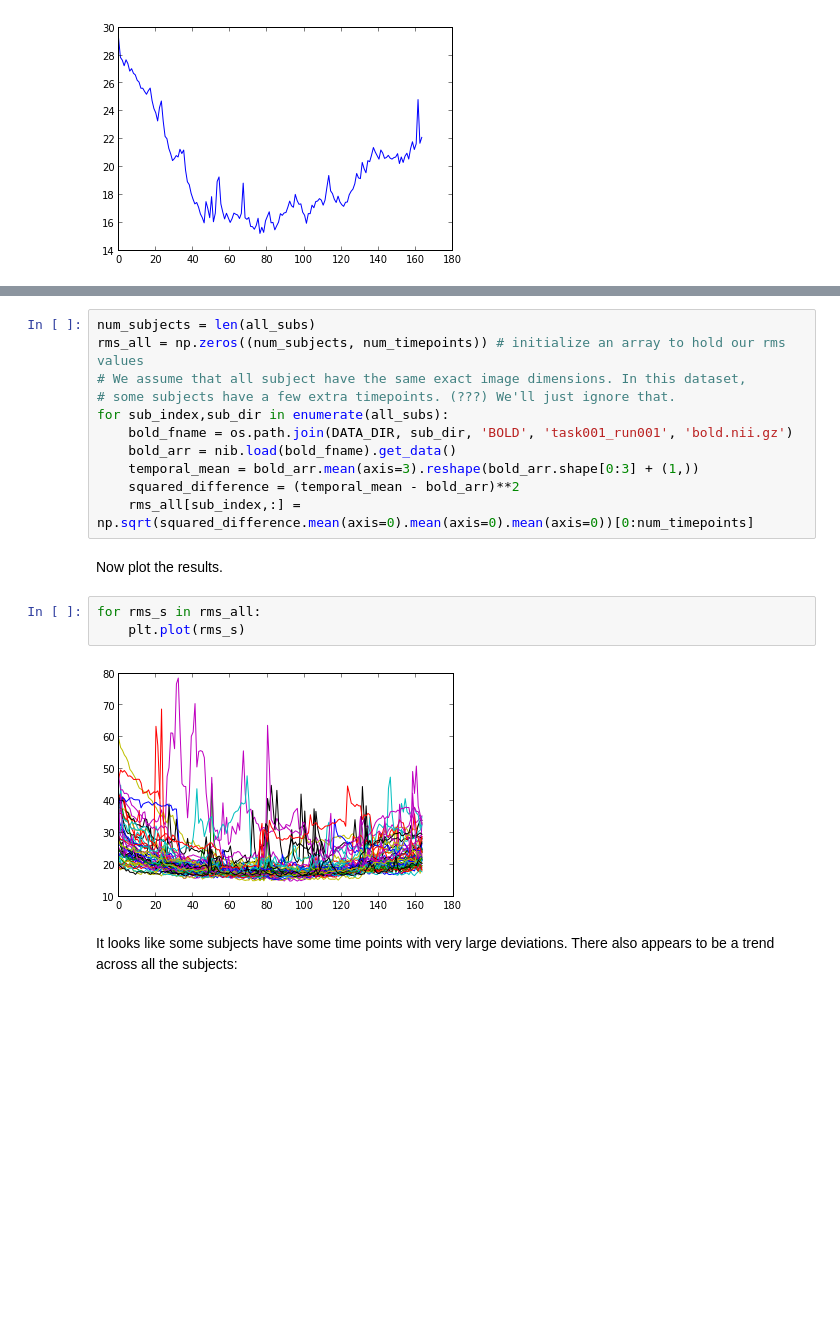
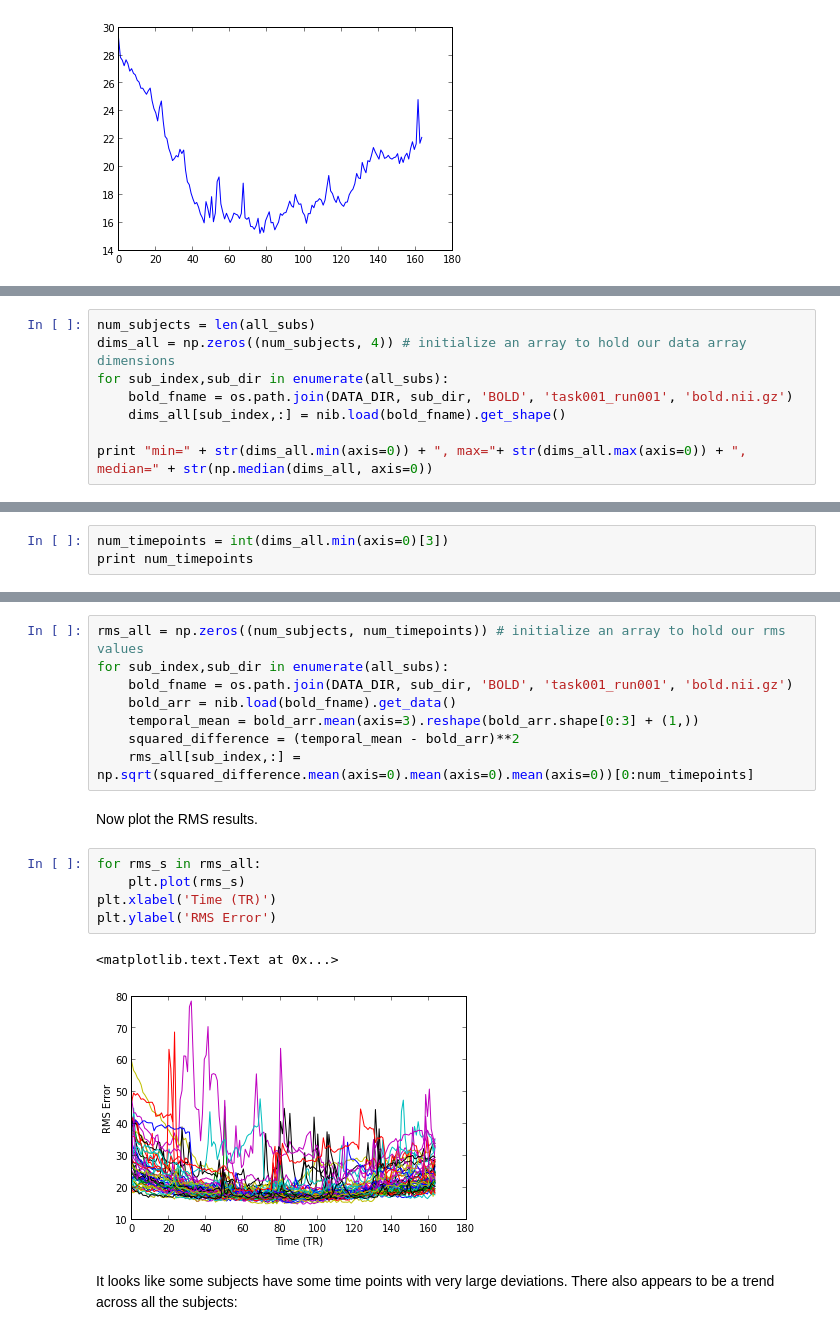
Before and after one commit to jbpoline/bayfmri, a Jupyter notebook: notebooks/003-fMRI_preprocessing.ipynb, the cells around one changed output, grey strips where cells are left out. Drawn from its saved outputs; the diff is of its cells as text; blank space fills up the shorter version.

```diff
--- a/notebooks/003-fMRI_preprocessing.ipynb
+++ b/notebooks/003-fMRI_preprocessing.ipynb
@@ -128,0 +116,8 @@ all_subs
+# %%
+num_subjects = len(all_subs)
+dims_all = np.zeros((num_subjects, 4)) # initialize an array to hold our data array dimensions
+for sub_index,sub_dir in enumerate(all_subs):
+    bold_fname = os.path.join(DATA_DIR, sub_dir, 'BOLD', 'task001_run001', 'bold.nii.gz')
+    dims_all[sub_index,:] = nib.load(bold_fname).get_shape()
+
+print "min=" + str(dims_all.min(axis=0)) + ", max="+ str(dims_all.max(axis=0)) + ", median=" + str(np.median(dims_all, axis=0))
@@ -128,0 +128,3 @@ all_subs
+# %%
+num_timepoints = int(dims_all.min(axis=0)[3])
+print num_timepoints
@@ -129,8 +136,5 @@ all_subs
 # %%
-num_subjects = len(all_subs)
 rms_all = np.zeros((num_subjects, num_timepoints)) # initialize an array to hold our rms values
-# We assume that all subject have the same exact image dimensions. In this dataset,
-# some subjects have a few extra timepoints. (???) We'll just ignore that.
 for sub_index,sub_dir in enumerate(all_subs):
     bold_fname = os.path.join(DATA_DIR, sub_dir, 'BOLD', 'task001_run001', 'bold.nii.gz')
     bold_arr = nib.load(bold_fname).get_data()
@@ -138,12 +142,15 @@ for sub_index,sub_dir in enumerate(all_subs):
     squared_difference = (temporal_mean - bold_arr)**2
     rms_all[sub_index,:] = np.sqrt(squared_difference.mean(axis=0).mean(axis=0).mean(axis=0))[0:num_timepoints]
 # %% [markdown]
-Now plot the results.
+Now plot the RMS results.
 # %%
 for rms_s in rms_all:
     plt.plot(rms_s)
+plt.xlabel('Time (TR)')
+plt.ylabel('RMS Error')
 # %% [output]
+<matplotlib.text.Text at 0x...>
-[figure, old version]
+[figure, new version]
 # %% [markdown]
 It looks like some subjects have some time points with very large deviations. There also appears to be a trend across all the subjects:
 # %%
```
Also changed, not shown: parts of 37 cells of this notebook.
